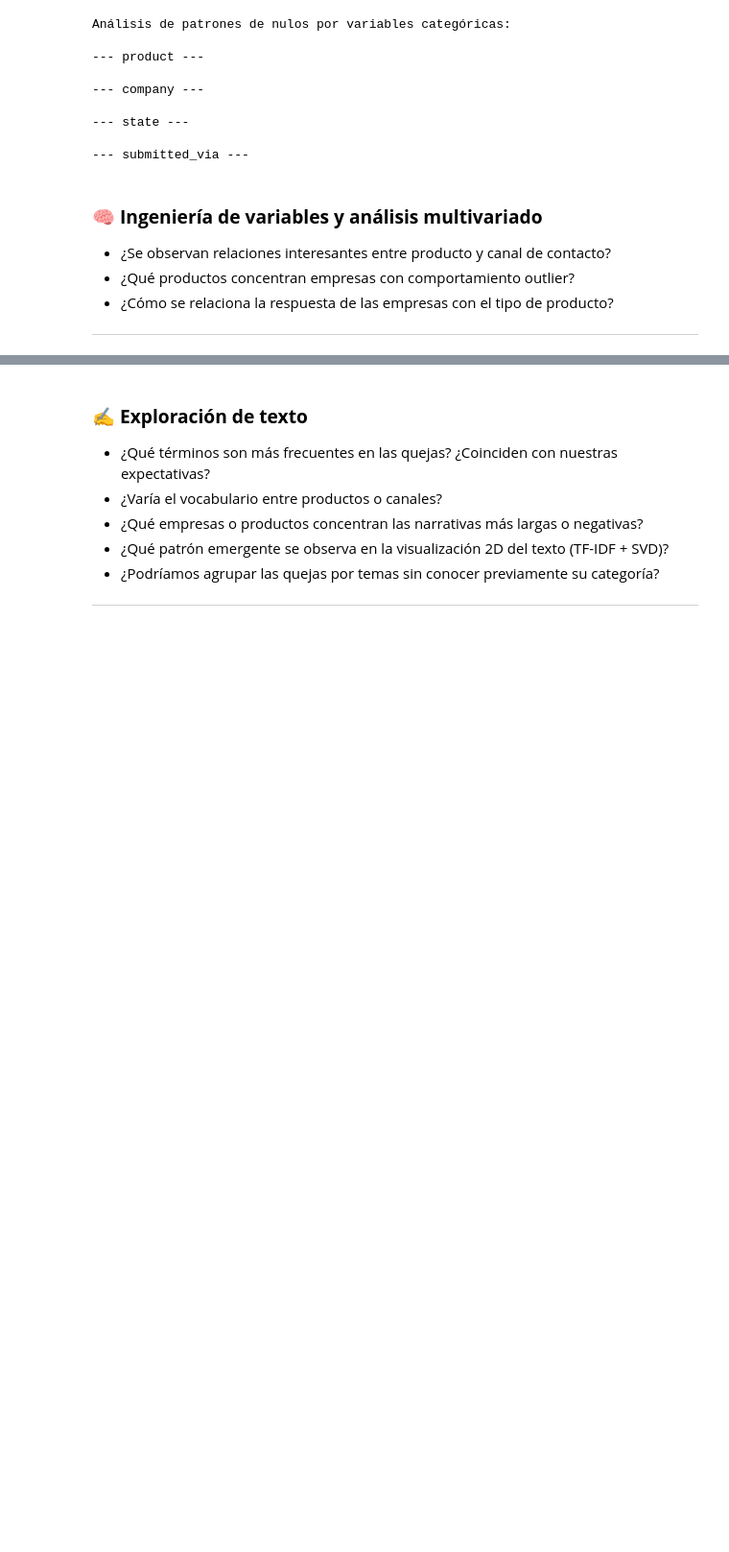
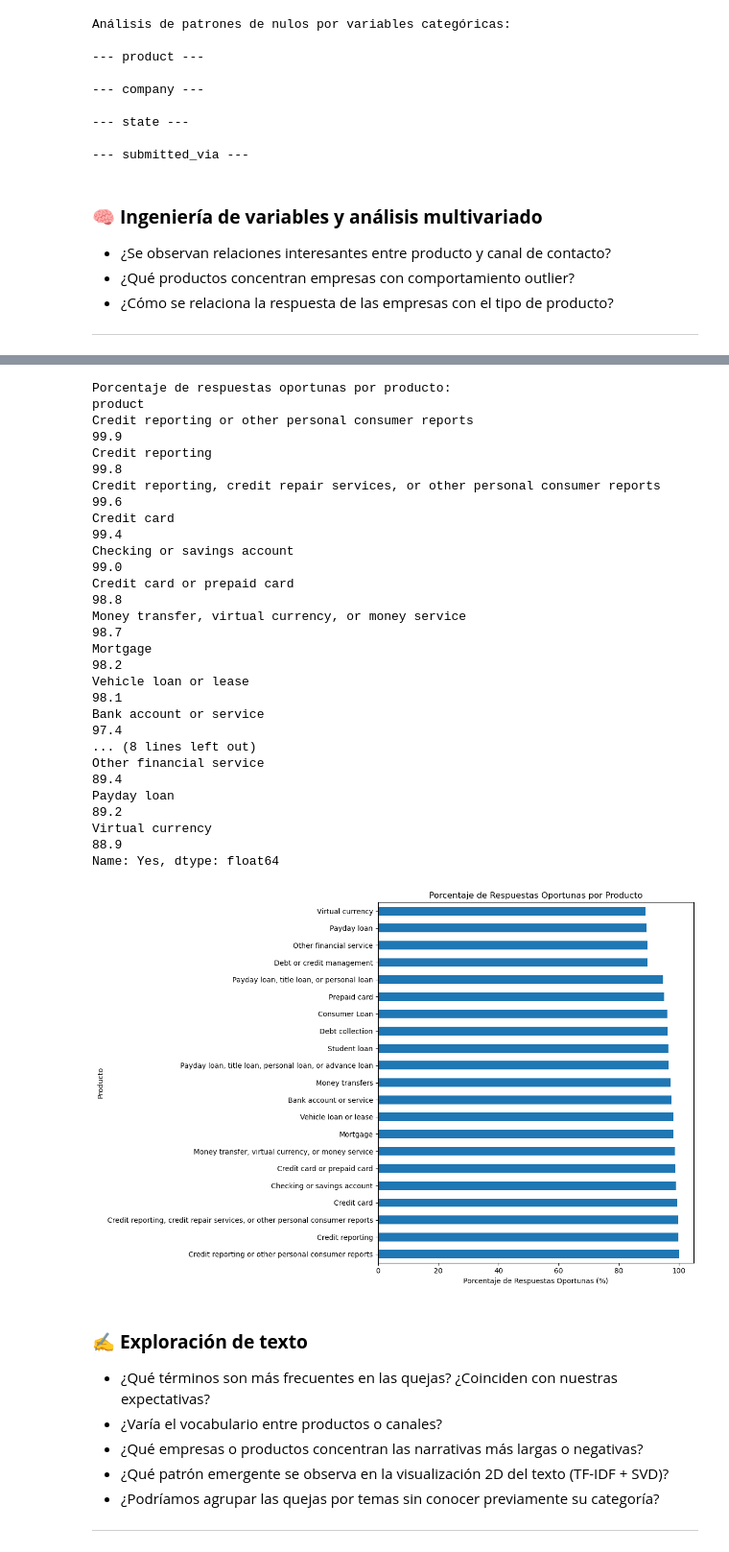
Before and after one commit to NzitaKatendi/DATA-SCIENCE-Y-BIG-DATA, a Jupyter notebook: EDAChallenge.ipynb, the cells around one changed output, grey strips where cells are left out. Shown at 96% size. Saved outputs shown, nothing was run; the diff lists cells and outputs as text; code cells hidden in the pictures; blank space fills up the shorter version.

```diff
--- a/EDAChallenge.ipynb
+++ b/EDAChallenge.ipynb
@@ -855,3 +966,41 @@ Análisis de patrones de nulos por variables categóricas:
+# %%
+# Análisis de respuestas oportunas por producto
+timely_response = pd.crosstab(new_df['product'], new_df['timely_response'], normalize='index') * 100
+
+print('Porcentaje de respuestas oportunas por producto:')
+if 'Yes' in timely_response.columns:
+    timely_sorted = timely_response['Yes'].sort_values(ascending=False)
+    print(timely_sorted.round(1))
+
+    # Visualización
+    plt.figure(figsize=(12, 8))
+    timely_sorted.plot(kind='barh')
+    plt.title('Porcentaje de Respuestas Oportunas por Producto')
+    plt.xlabel('Porcentaje de Respuestas Oportunas (%)')
+    plt.ylabel('Producto')
+    plt.tight_layout()
+    plt.show()
+else:
+    print('No hay datos de respuestas oportunas disponibles')
+# %% [output]
+Porcentaje de respuestas oportunas por producto:
+product
+Credit reporting or other personal consumer reports                             99.9
+Credit reporting                                                                99.8
+Credit reporting, credit repair services, or other personal consumer reports    99.6
+Credit card                                                                     99.4
+Checking or savings account                                                     99.0
+Credit card or prepaid card                                                     98.8
+Money transfer, virtual currency, or money service                              98.7
+Mortgage                                                                        98.2
+Vehicle loan or lease                                                           98.1
+Bank account or service                                                         97.4
+... (8 lines left out)
+Other financial service                                                         89.4
+Payday loan                                                                     89.2
+Virtual currency                                                                88.9
+Name: Yes, dtype: float64
+[figure, added]
 # %% [markdown]
 
 ### ✍️ **Exploración de texto**
```
Also changed, not shown: parts of 10 cells of this notebook.
